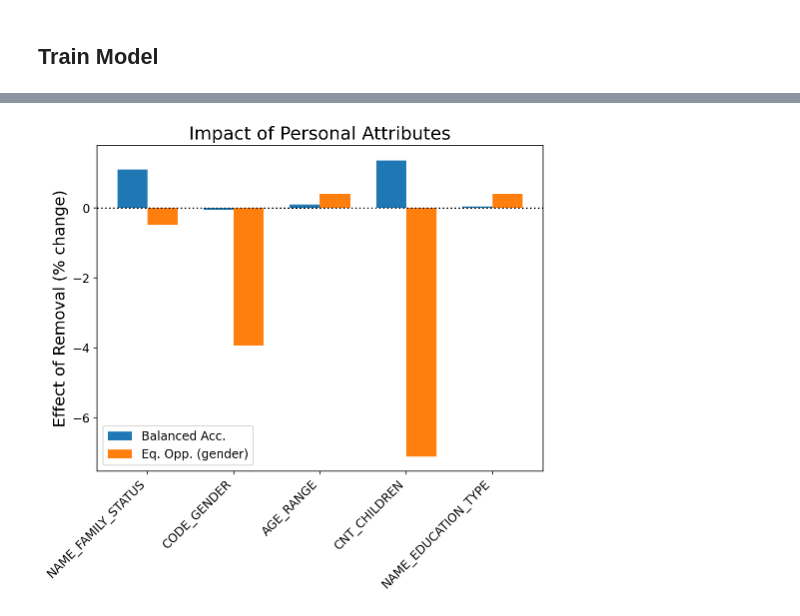
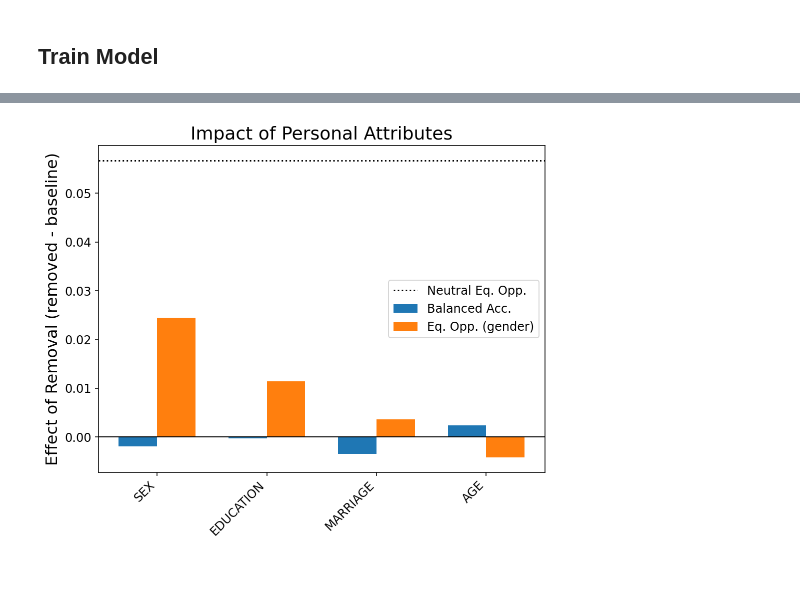
Before and after one commit to veritas-project/phase1, a Jupyter notebook: credit_scoring/credit_fairness.ipynb, the cells around one changed output, grey strips where cells are left out. Cells and saved outputs as stored; diff of their text form; code cells hidden in the pictures; blank space fills up the shorter version.

```diff
--- a/credit_scoring/credit_fairness.ipynb
+++ b/credit_scoring/credit_fairness.ipynb
@@ -89,9 +111,9 @@ NAME_TYPE_SUITE -- 'Unaccompanied':0, 'Accompanied':1
 # %% [markdown]
 ## Train Model
 # %%
-# Use best parameters
-best_regularizer = 1e-3
-best_th = 0.5
+# Use best parameters from a model selection and threshold tuning process
+best_regularizer = 1e-1
+best_th = 0.43
 model = utils.train_log_reg_model(X_train, y_train, seed=0, C=best_regularizer, upsample=True, verbose=True)
 # %% [output]
 upsampling...
@@ -189,5 +213,5 @@ plot_calibration(bin_true_prob, bin_pred_prob)
 # %%
 # Create a gender identifying mask
-gender_mask = (X_test["CODE_GENDER"] == 0)  # True: Male, False: Female
+gender_mask = (X_test["SEX"] == 1)  # True: Male, False: Female
 print('Percent Male:', round(np.mean(gender_mask), 5), 'Percent Female:', round(np.mean(~gender_mask), 5))
 # %% [output]
@@ -298,3 +322,5 @@ personal_attrs = ['NAME_FAMILY_STATUS', 'CODE_GENDER', 'AGE_RANGE', 'CNT_CHILDRE
+# %%
+personal_attrs = ['SEX', 'EDUCATION', 'MARRIAGE', 'AGE']
 # %%
 # Leave one out analysis
 loo_metrics = []
@@ -331,20 +357,25 @@ Balanced Accuracy : 0.65341
 # %%
-# Transform into percent differences
-bal_acc_deltas = [100 * (loo.bal_acc - gender_metrics.bal_acc) / gender_metrics.bal_acc for loo in loo_metrics]
-equal_opp_deltas = [100 * (loo.equal_opp - gender_metrics.equal_opp) / np.abs(gender_metrics.equal_opp) for loo in loo_metrics]
+# # Transform into percent differences
+# bal_acc_deltas = [100 * (loo.bal_acc - gender_metrics.bal_acc) / gender_metrics.bal_acc for loo in loo_metrics]
+# equal_opp_deltas = [100 * (loo.equal_opp - gender_metrics.equal_opp) / np.abs(gender_metrics.equal_opp) for loo in loo_metrics]
+
+# Keep as absolutes
+bal_acc_deltas = [loo.bal_acc - gender_metrics.bal_acc for loo in loo_metrics]
+equal_opp_deltas = [loo.equal_opp - gender_metrics.equal_opp for loo in loo_metrics]
 # %%
 # Plot
 plt.figure(figsize=(8,6))
 plt.title('Impact of Personal Attributes', fontsize=18)
 x = np.arange(len(personal_attrs))  # the label locations
 width = 0.35  # the width of the bars
 rects1 = plt.bar(x - width/2, bal_acc_deltas, width, label='Balanced Acc.')
 rects2 = plt.bar(x + width/2, equal_opp_deltas, width, label='Eq. Opp. (gender)')
-plt.axhline(0, c='k', ls=':')
+plt.axhline(0, c='k', ls='-', lw='1')
+plt.axhline(-gender_metrics.equal_opp, c='k', ls=':', label='Neutral Eq. Opp.') # show neutrality
 plt.xticks(x, personal_attrs, rotation=45, ha='right', fontsize=12)
 plt.yticks(fontsize=12)
-plt.ylabel('Effect of Removal (% change)', fontsize=16)
-plt.legend(loc='lower left', fontsize=12)
+plt.ylabel('Effect of Removal (removed - baseline)', fontsize=16)
+plt.legend(fontsize=12)
 plt.show()
 # %% [output]
-[figure, old version]
+[figure, new version]
```
Also changed, not shown: parts of 32 cells of this notebook, 5 other files.
